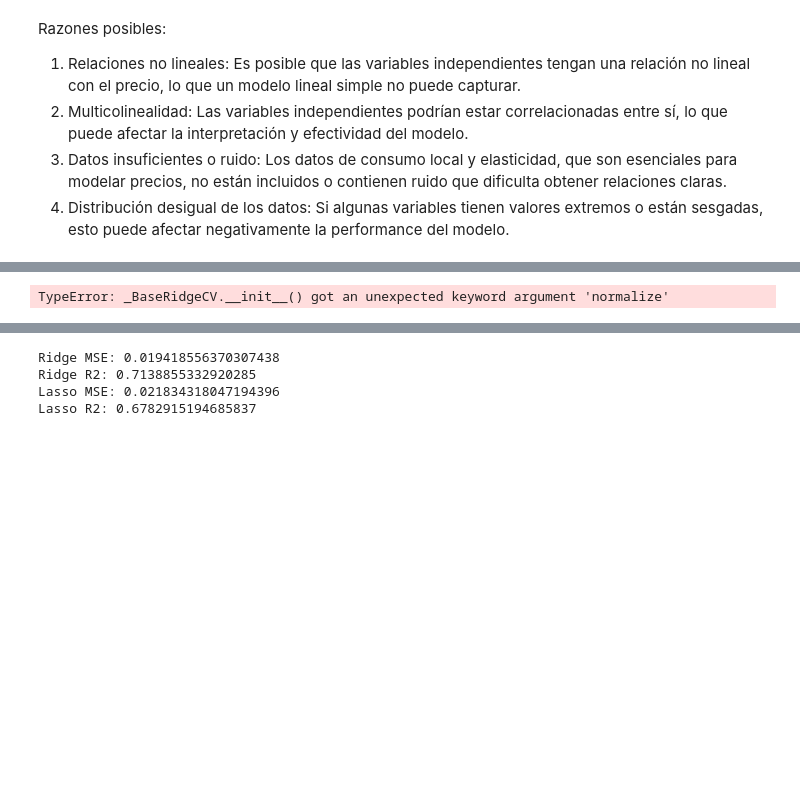
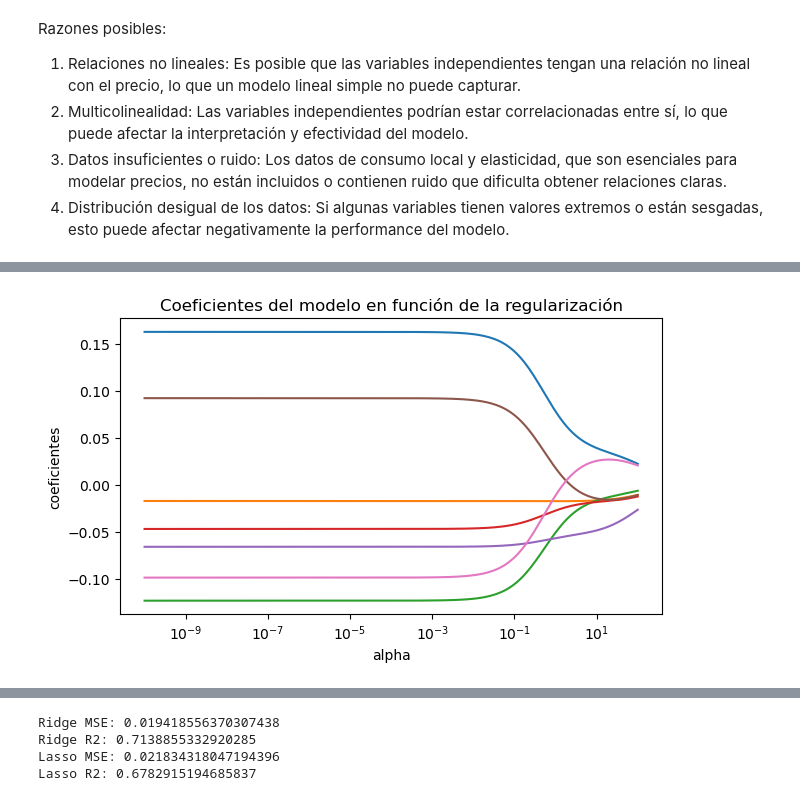
Before and after one commit to arboldeku/Avocado-2.0, a Jupyter notebook: code/modelos_predicciones.ipynb, the cells around one changed output, grey strips where cells are left out. Drawn from its saved outputs; the diff is of its cells as text; code cells hidden in the pictures; blank space fills up the shorter version.

```diff
--- a/code/modelos_predicciones.ipynb
+++ b/code/modelos_predicciones.ipynb
@@ -285,16 +238,0 @@ Lasso R2: -2.550611173635911
-# %%
-# Creación y entrenamiento del modelo (con búsqueda por CV del valor óptimo alpha)
-# ==============================================================================
-# Por defecto RidgeCV utiliza el mean squared error
-from sklearn.linear_model import RidgeCV
-
-modelo = RidgeCV(
-            alphas          = np.logspace(-10, 2, 200),
-            fit_intercept   = True,
-            normalize       = True,
-            store_cv_values = True
-         )
-
-_ = modelo.fit(X = X_train, y = y_train)
-# %% [output]
-TypeError: _BaseRidgeCV.__init__() got an unexpected keyword argument 'normalize'
@@ -300,0 +262,31 @@ TypeError: _BaseRidgeCV.__init__() got an unexpected keyword argument 'normalize
+# %%
+from sklearn.preprocessing import StandardScaler
+from sklearn.linear_model import Ridge
+import matplotlib.pyplot as plt
+import numpy as np
+
+# Escalar los datos
+scaler = StandardScaler()
+X_train_scaled = scaler.fit_transform(X_train)
+y_train_scaled = y_train  # Si `y_train` no necesita escalado, déjalo así; si es necesario, escálalo también.
+
+# Evolución de los coeficientes en función de alpha
+alphas = modelo.alphas
+coefs = []
+
+for alpha in alphas:
+    modelo_temp = Ridge(alpha=alpha, fit_intercept=False)  # Sin normalize
+    modelo_temp.fit(X_train_scaled, y_train_scaled)
+    coefs.append(modelo_temp.coef_.flatten())
+
+# Graficar
+fig, ax = plt.subplots(figsize=(7, 3.84))
+ax.plot(alphas, coefs)
+ax.set_xscale('log')
+ax.set_xlabel('alpha')
+ax.set_ylabel('coeficientes')
+ax.set_title('Coeficientes del modelo en función de la regularización')
+plt.axis('tight')
+plt.show()
+# %% [output]
+[figure, added]
```
Also changed, not shown: parts of 9 cells of this notebook, 1 other file.
